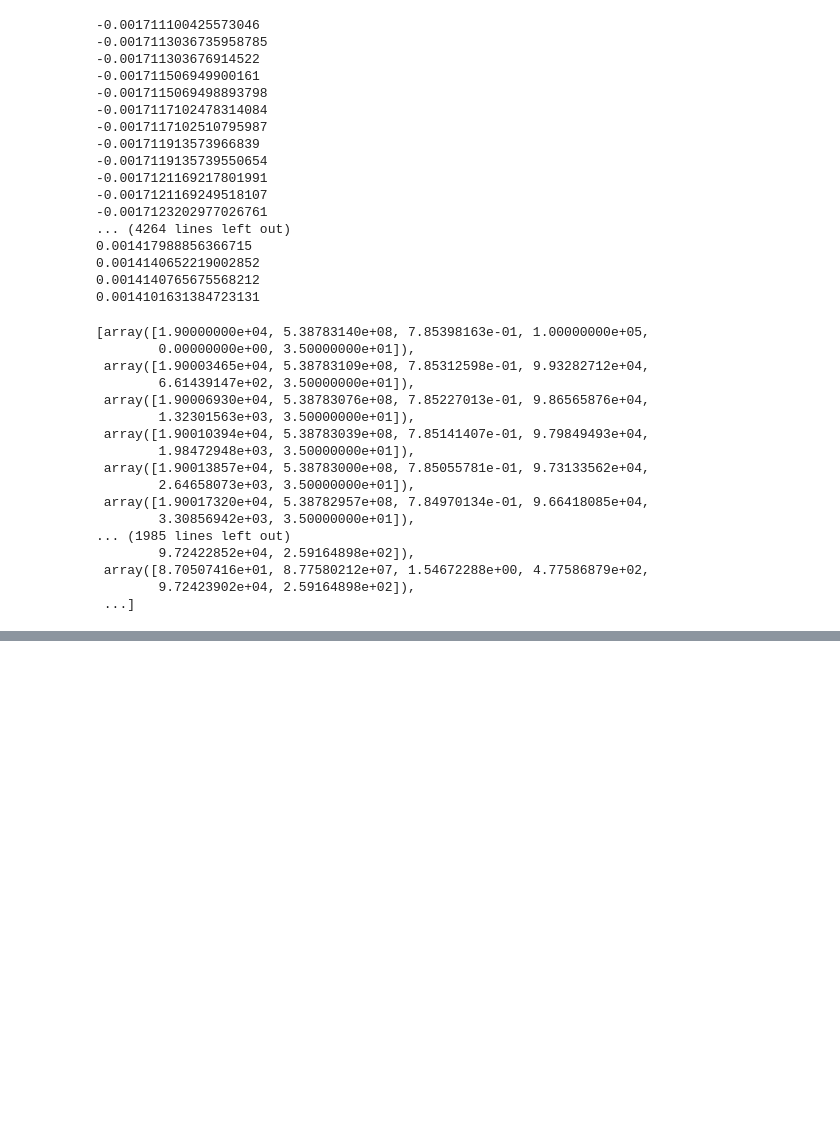
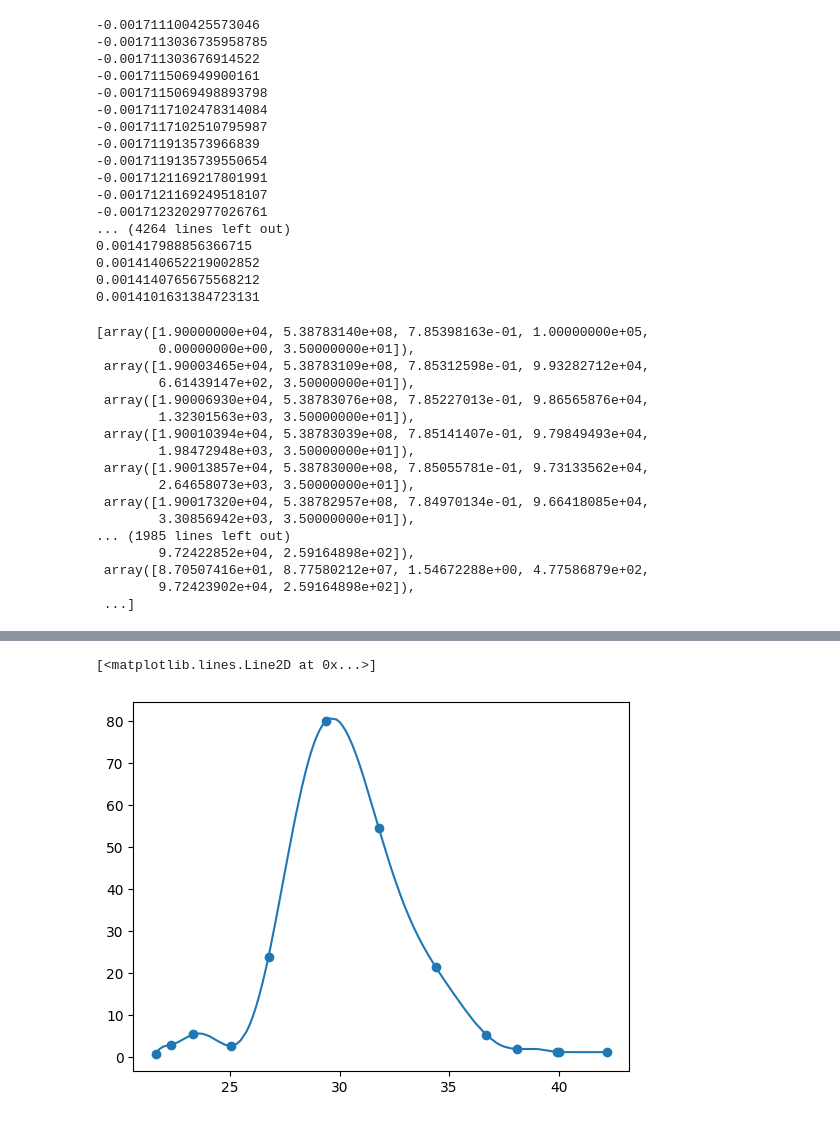
Before and after one commit to acse-zy622/ACS-1-Armageddon, a Jupyter notebook: armageddon/solver1.ipynb, the cells around one changed output, grey strips where cells are left out. Drawn from its saved outputs; the diff is of its cells as text; code cells hidden in the pictures; blank space fills up the shorter version.

```diff
--- a/armageddon/solver1.ipynb
+++ b/armageddon/solver1.ipynb
@@ -408,0 +345,8 @@ Index(['# Altitude (m)          Atmospheric Density (kg/m3)'], dtype='object')
+# %%
+x = [21.6192,22.3258,23.3290,25.0314,26.7576,29.3710,31.7921,34.3910,36.6733,38.0784,39.9311,40,42.1922]
+y = [0.556991,2.889170,5.341250,2.61324,23.89990,80.0292,54.5100,21.35330,5.31833,1.85465,1.095450,1.07,1.070700]
+# %%
+poly = lagrange(x, y)
+# %%
+xdata = chel['Height (km)']
+ydata = chel['Energy Per Unit Length (kt Km^-1)']
@@ -408,0 +361,7 @@ Index(['# Altitude (m)          Atmospheric Density (kg/m3)'], dtype='object')
+# %%
+x_new = xdata
+plt.scatter(x, y, label='data')
+plt.plot(x_new, Polynomial(poly.coef[::-1])(x_new), label='Polynomial')
+# %% [output]
+[<matplotlib.lines.Line2D at 0x...>]
+[figure, added]
```
Also changed, not shown: parts of 76 cells of this notebook, 1 other file.
